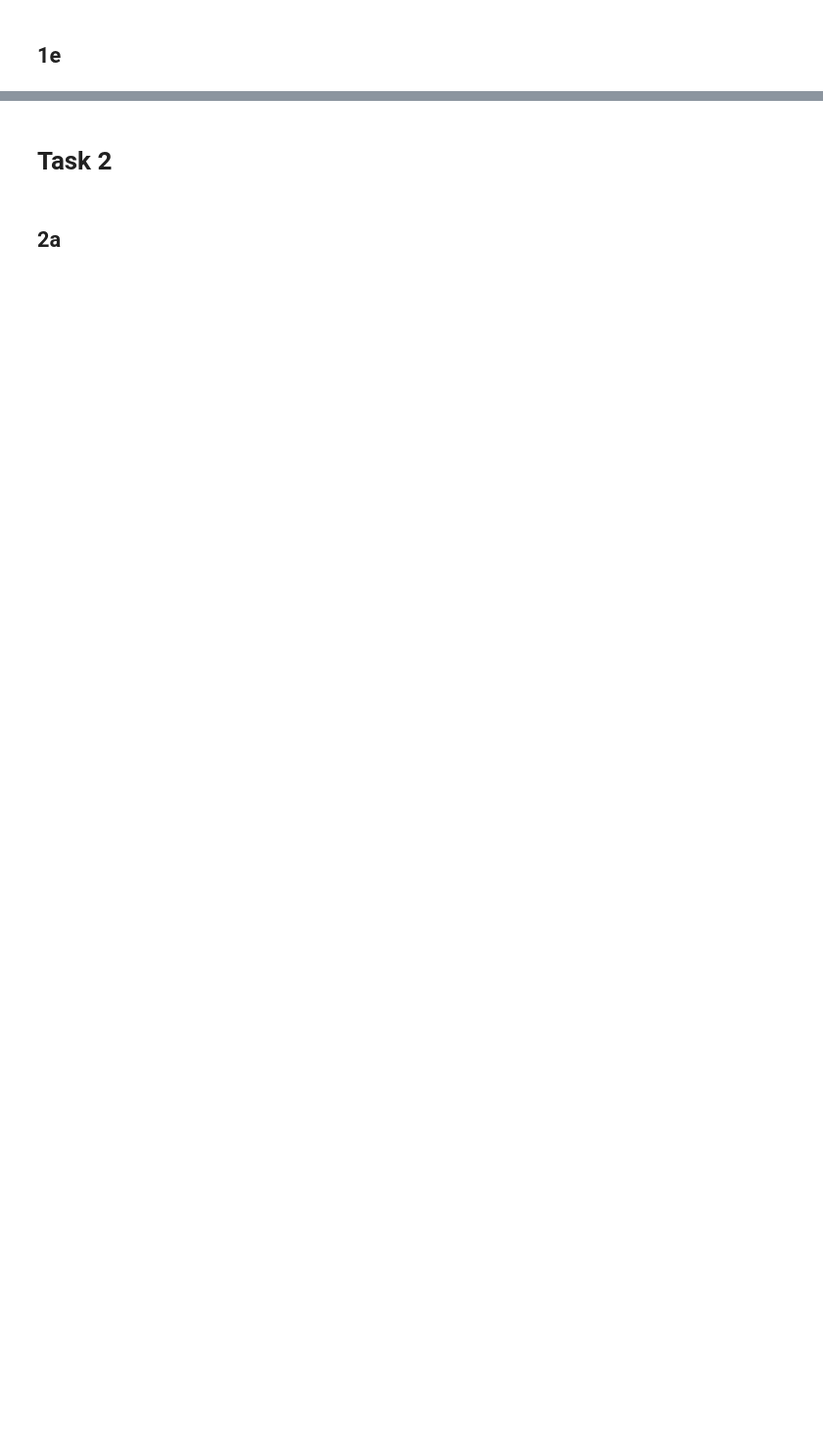
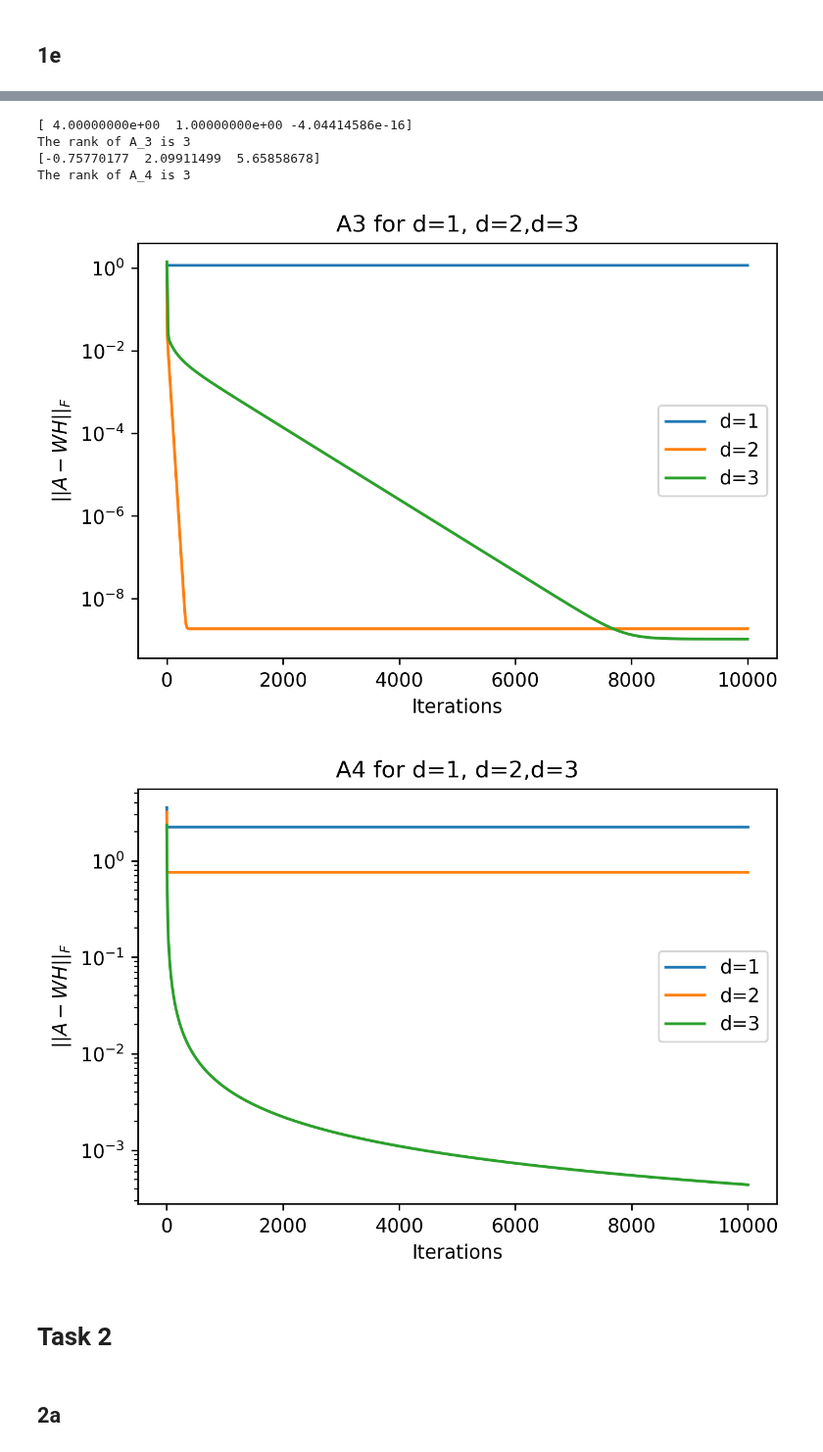
Before and after one commit to sundematias/TMA4320-IndMat-Project-3, a Jupyter notebook: main.ipynb, the cells around one changed output, grey strips where cells are left out. Shown at 98% size. Drawn from its saved outputs; the diff is of its cells as text; code cells hidden in the pictures; blank space fills up the shorter version.

```diff
--- a/main.ipynb
+++ b/main.ipynb
@@ -134,3 +190,60 @@ test_1e()
+# %%
+def oppg_1f():
+    eigenvalues_A3,eigenvectors_A3 = np.linalg.eig(A_3)
+    eigenvalues_A4,eigenvectors_A4 = np.linalg.eig(A_4)
+
+    print(eigenvalues_A3)
+    print(f'The rank of A_3 is {len(eigenvalues_A3)} ')
+
+    print(eigenvalues_A4)
+    print(f'The rank of A_4 is {len(eigenvalues_A4)} ')
+oppg_1f()
+# %% [output]
+[ 4.00000000e+00  1.00000000e+00 -4.04414586e-16]
+The rank of A_3 is 3
+[-0.75770177  2.09911499  5.65858678]
+The rank of A_4 is 3
+# %%
+def oppg_1g():
+
+    W_next_A3_1, H_next_A3_1, norms_A3_1 = NMF(A_3, 1, delta = 1e-9, maxiter = 10000, seed = 0,store_norms=True)
+    W_next_A3_2, H_next_A3_2, norms_A3_2 = NMF(A_3, 2, delta = 1e-9, maxiter = 10000, seed = 0,store_norms=True)
+    W_next_A3_3, H_next_A3_3, norms_A3_3 = NMF(A_3, 3, delta = 1e-9, maxiter = 10000, seed = 0,store_norms=True)
+    iters = np.linspace(1,10000,10000)
+    plt.plot(iters,norms_A3_1,label = "d=1")
+    plt.plot(iters,norms_A3_2,label= "d=2")
+    plt.plot(iters,norms_A3_3,label = "d=3")
+    plt.title("A3 for d=1, d=2,d=3")
+    plt.yscale('log')
+    plt.xlabel("Iterations")
+    plt.ylabel(r'$\vert\vert{A-WH}\vert\vert_F$')
+    plt.legend()
+
+    plt.show()
+
+    W_next_A4_1, H_next_A4_1, norms_A4_1 = NMF(A_4, 1, delta = 1e-9, maxiter = 10000, seed = 0,store_norms=True)
+    W_next_A4_2, H_next_A4_2, norms_A4_2 = NMF(A_4, 2, delta = 1e-9, maxiter = 10000, seed = 0,store_norms=True)
+    W_next_A4_3, H_next_A4_3, norms_A4_3 = NMF(A_4, 3, delta = 1e-9, maxiter = 10000, seed = 0,store_norms=True)
+    plt.plot(iters,norms_A4_1,label = "d=1")
+    plt.plot(iters,norms_A4_2,label= "d=2")
+    plt.plot(iters,norms_A4_3,label = "d=3")
+    plt.title("A4 for d=1, d=2,d=3")
+    plt.yscale('log')
+    plt.xlabel("Iterations")
+    plt.ylabel(r'$\vert\vert{A-WH}\vert\vert_F$')
+    plt.legend()
+
+    plt.show()
+
+
+
+
+
+
+oppg_1g()
+# %% [output]
+[figure, added]
+[figure, added]
 # %% [markdown]
 # Task 2
 # %%
```
Also changed, not shown: parts of 4 cells of this notebook.
